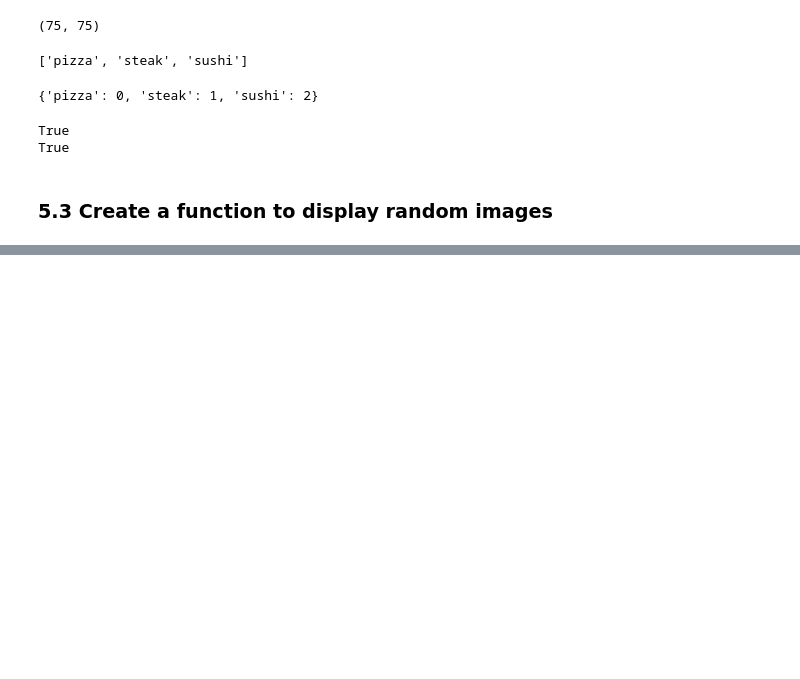
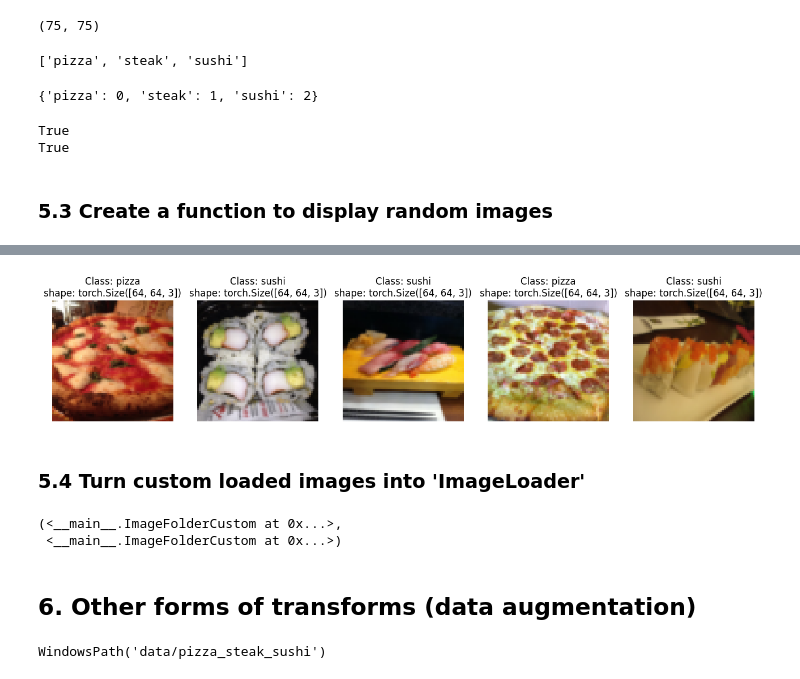
Before and after one commit to parimalakettymuthu/ComputerVision, a Jupyter notebook: pytorch_custom_datasets.ipynb, the cells around one changed output, grey strips where cells are left out. Drawn from its saved outputs; the diff is of its cells as text; code cells hidden in the pictures; blank space fills up the shorter version.

```diff
--- a/pytorch_custom_datasets.ipynb
+++ b/pytorch_custom_datasets.ipynb
@@ -476,0 +524,30 @@ True
+# %%
+#Display random images from the ImageFolderCustom Dataset
+display_random_images(train_data,
+                      n=5,
+                      classes=class_names,
+                      seed=None)
+# %% [output]
+[figure, added]
+# %% [markdown]
+### 5.4 Turn custom loaded images into 'ImageLoader'
+# %%
+from torch.utils.data import DataLoader
+BATCH_SIZE = 32
+NUM_WORKERS = os.cpu_count()
+train_dataloader_custom = DataLoader(dataset=train_data_custom,
+                                     batch_size=BATCH_SIZE,
+                                     num_workers=NUM_WORKERS,
+                                     shuffle=True)
+
+test_dataloader_custom = DataLoader(dataset=test_data_custom,
+                                    batch_size=BATCH_SIZE,
+                                    num_workers=NUM_WORKERS,
+                                    shuffle=False)
+
+train_data_custom, test_data_custom
+# %% [output]
+(<__main__.ImageFolderCustom at 0x...>,
+ <__main__.ImageFolderCustom at 0x...>)
+# %% [markdown]
+## 6. Other forms of transforms (data augmentation)
@@ -476,0 +567,4 @@ True
+# %%
+image_path
+# %% [output]
+WindowsPath('data/pizza_steak_sushi')
```
Also changed, not shown: parts of 14 cells of this notebook.
